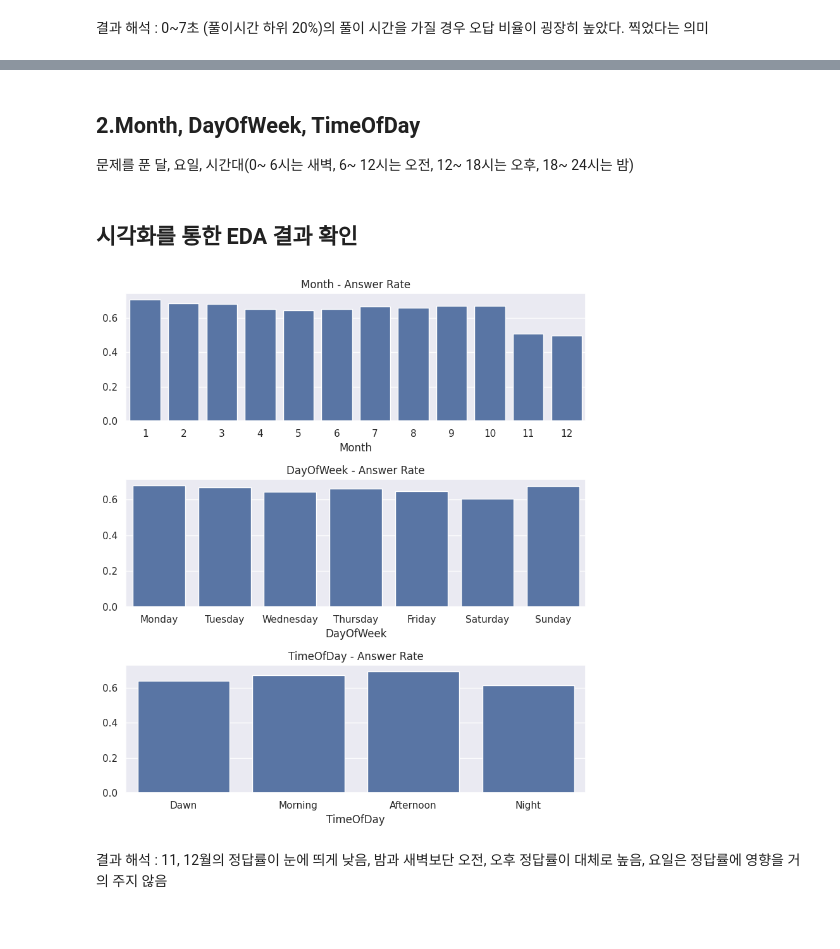
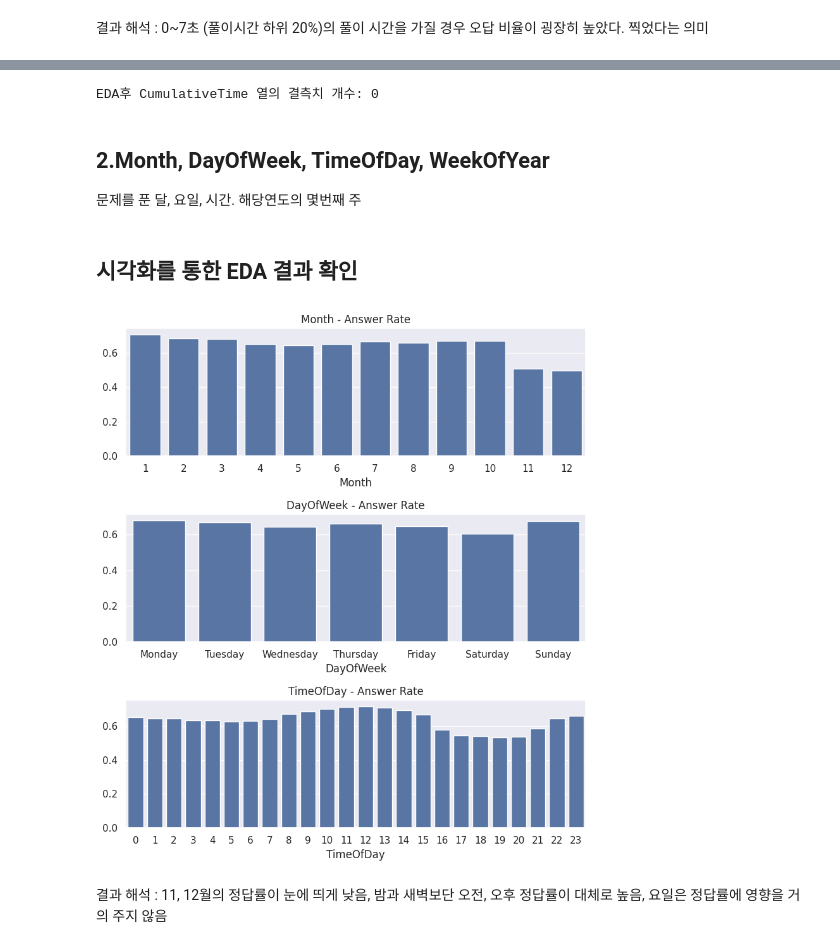
Before and after one commit to boostcampaitech6/level2-dkt-recsys-06, a Jupyter notebook: DKT_EDA.ipynb, the cells around one changed output, grey strips where cells are left out. Drawn from its saved outputs; the diff is of its cells as text; code cells hidden in the pictures.

```diff
--- a/DKT_EDA.ipynb
+++ b/DKT_EDA.ipynb
@@ -112,21 +114,18 @@ A 제거하고 시험번호 및 문제번호만 남김
 # %%
-def process_assessmentItemID(df, input_col='assessmentItemID', output_col='assessmentItemID'):
-    df_copy = df.copy()
-    df_copy[output_col] = df_copy[input_col].str[1:]
-    return df_copy
+def process_assessmentItemID(df):
+    df['assessmentItemID'] = df['assessmentItemID'].str[1:]
+    df['itemseq'] = df['assessmentItemID'].str[-3:].astype(int)
+    return df
 
-# 함수 적용
 train = process_assessmentItemID(train)
 # %% [markdown]
 ## 2.'testId' 변환
 열에서 2~ 4과 8~ 10 남김(시험번호)
 # %%
-def process_testId(df, input_col='testId', output_col='testId'):
-    df_copy = df.copy()
-    df_copy[output_col] = df_copy[input_col].apply(lambda x: x[1:4] + x[7:])
-    return df_copy
+def process_testId(df):
+    df['testId'] = df['testId'].apply(lambda x: x[1:4] + x[7:])
+    return df
 
-# 함수 적용
 train = process_testId(train)
 # %% [markdown]
 ## 결과확인
@@ -148,6 +268,7 @@ train.head()
 def add_solving_time(df):
     df['NextTimestamp'] = pd.to_datetime(df.groupby(['userID', 'testId'])['Timestamp'].shift(-1))
     df['SolvingTime'] = (df['NextTimestamp'] - df['Timestamp']).dt.total_seconds()
+    df.loc[df['SolvingTime'] >= 600, 'SolvingTime'] = 600
     df['CumulativeTime'] = df.groupby(['userID', 'testId'])['SolvingTime'].cumsum()
     df = df.drop(columns=['NextTimestamp'])
     return df
@@ -179,6 +361,13 @@ plt.show()
+# %%
+# EDA후 CumulativeTime 열의 결측치 확인
+missing_CumulativeTime = train['CumulativeTime'].isnull().sum()
+
+print(f"EDA후 CumulativeTime 열의 결측치 개수: {missing_CumulativeTime}")
+# %% [output]
+EDA후 CumulativeTime 열의 결측치 개수: 0
 # %% [markdown]
-## 2.Month, DayOfWeek, TimeOfDay
-문제를 푼 달, 요일, 시간대(0~ 6시는 새벽, 6~ 12시는 오전, 12~ 18시는 오후, 18~ 24시는 밤)
+## 2.Month, DayOfWeek, TimeOfDay, WeekOfYear
+문제를 푼 달, 요일, 시간. 해당연도의 몇번째 주
 # %%
 def process_timestamp(df):
     df['Timestamp'] = pd.to_datetime(df['Timestamp'])
@@ -187,17 +376,12 @@ def process_timestamp(df):
     day_dict = {0: 'Monday', 1: 'Tuesday', 2: 'Wednesday', 3: 'Thursday', 4: 'Friday', 5: 'Saturday', 6: 'Sunday'}
     df['DayOfWeek'] = df['DayOfWeek'].map(day_dict)
 
-    def label_hour(hour):
-        if 0 <= hour < 6:
-            return 'Dawn'
-        elif 6 <= hour < 12:
-            return 'Morning'
-        elif 12 <= hour < 18:
-            return 'Afternoon'
-        else:
-            return 'Night'
 
-    df['TimeOfDay'] = df['Timestamp'].dt.hour.apply(label_hour)
+    df['TimeOfDay'] = df['Timestamp'].dt.hour
+
+    #'WeekOfYear'열 추가
+    df['WeekOfYear'] = df['Timestamp'].dt.isocalendar().week
+
     return df
 
 train = process_timestamp(train)
@@ -206,30 +390,28 @@ train = process_timestamp(train)
 # %%
 # 각 달에 따른 정답률 계산
 month_answer_rate = train.groupby('Month')['answerCode'].mean()
 
 # 각 요일에 따른 정답률 계산
 day_answer_rate = train.groupby('DayOfWeek')['answerCode'].mean()
 day_order = ["Monday", "Tuesday", "Wednesday", "Thursday", "Friday", "Saturday", "Sunday"]
 day_answer_rate = day_answer_rate.loc[day_order]
 
 # 시간대에 따른 정답률 계산
 time_answer_rate = train.groupby('TimeOfDay')['answerCode'].mean()
-time_order = ["Dawn", "Morning", "Afternoon", "Night"]
-time_answer_rate = time_answer_rate.loc[time_order]
 fig, ax = plt.subplots(3, 1, figsize=(8, 9))
 
 sns.barplot(x=month_answer_rate.index, y=month_answer_rate.values, ax=ax[0])
 ax[0].set_title('Month - Answer Rate')
 
 sns.barplot(x=day_answer_rate.index, y=day_answer_rate.values, ax=ax[1])
 ax[1].set_title('DayOfWeek - Answer Rate')
 
 sns.barplot(x=time_answer_rate.index, y=time_answer_rate.values, ax=ax[2])
 ax[2].set_title('TimeOfDay - Answer Rate')
 
 plt.tight_layout()
 plt.show()
 # %% [output]
-[figure, old version]
+[figure, new version]
 # %% [markdown]
 결과 해석 : 11, 12월의 정답률이 눈에 띄게 낮음, 밤과 새벽보단 오전, 오후 정답률이 대체로 높음, 요일은 정답률에 영향을 거의 주지 않음
```
Also changed, not shown: parts of 62 cells of this notebook.
